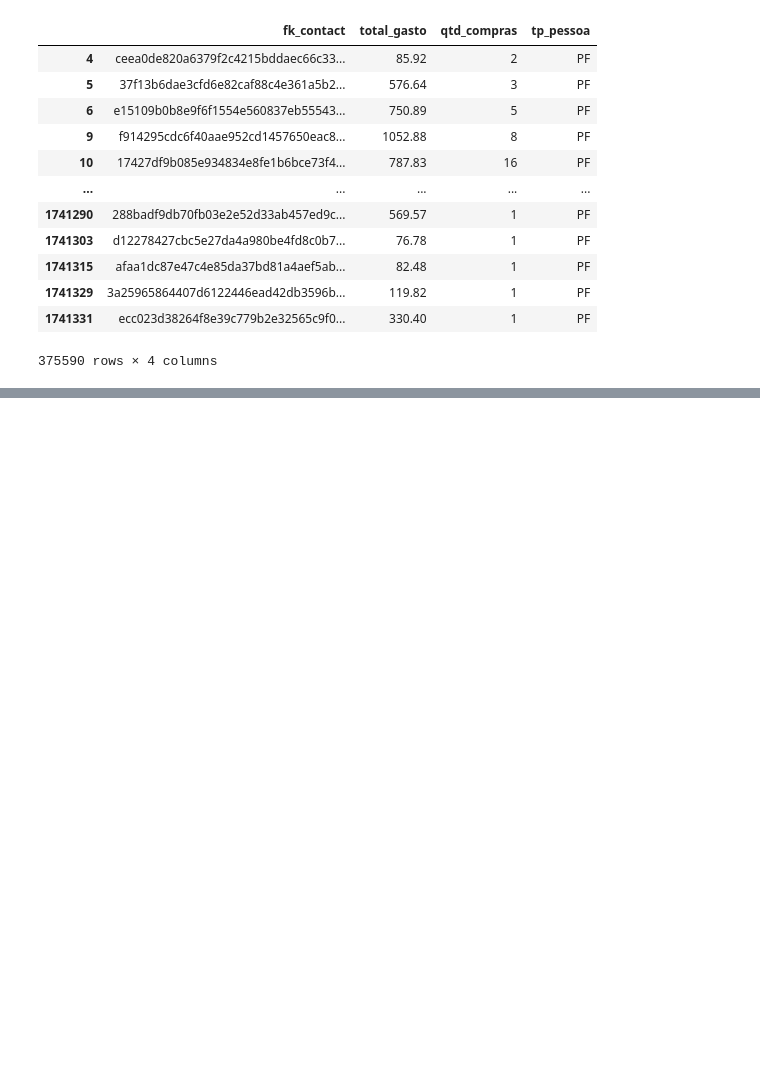
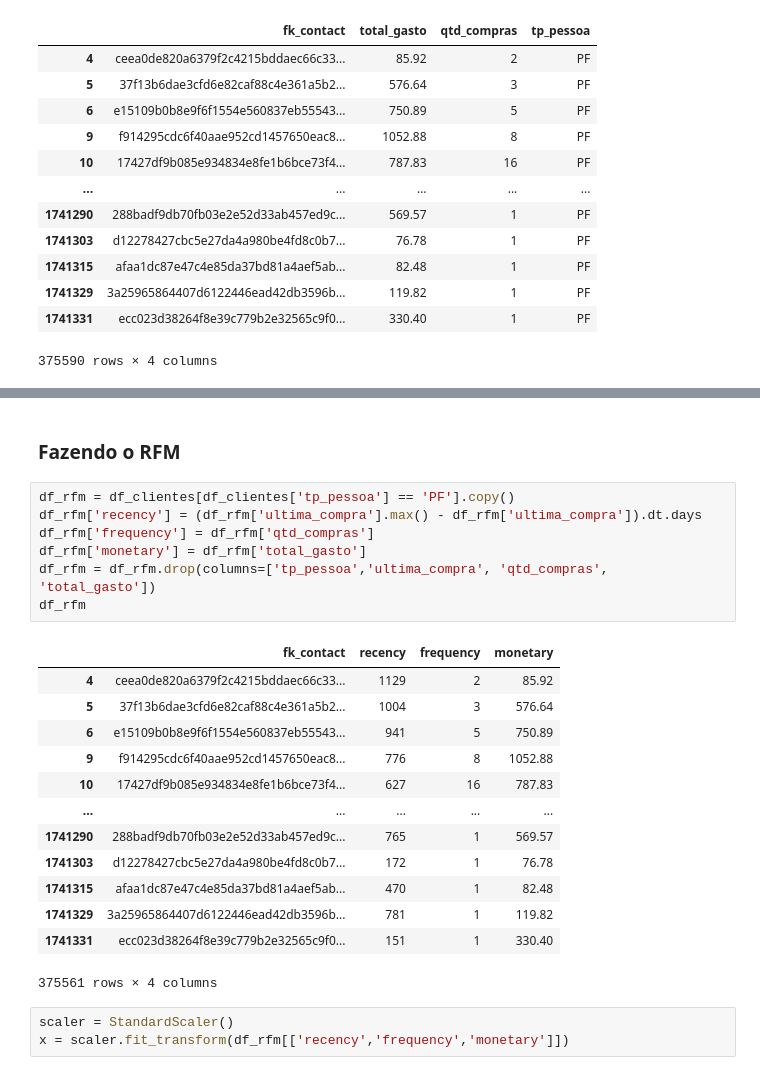
Before and after one commit to PedroHSSoares-Dev/Challenge_ClickBus, a Jupyter notebook: Desafios/desafio1/segmentacao.ipynb, the cells around one changed output, grey strips where cells are left out. Drawn from its saved outputs; the diff is of its cells as text; blank space fills up the shorter version.

```diff
--- a/Desafios/desafio1/segmentacao.ipynb
+++ b/Desafios/desafio1/segmentacao.ipynb
@@ -207,0 +230,26 @@ df_clientes
+# %% [markdown]
+### Fazendo o RFM
+# %%
+df_rfm = df_clientes[df_clientes['tp_pessoa'] == 'PF'].copy()
+df_rfm['recency'] = (df_rfm['ultima_compra'].max() - df_rfm['ultima_compra']).dt.days
+df_rfm['frequency'] = df_rfm['qtd_compras']
+df_rfm['monetary'] = df_rfm['total_gasto']
+df_rfm = df_rfm.drop(columns=['tp_pessoa','ultima_compra', 'qtd_compras', 'total_gasto'])
+df_rfm
+# %% [output]
+|  | fk_contact | recency | frequency | monetary |
+| 4 | ceea0de820a6379f2c4215bddaec66c33... | 1129 | 2 | 85.92 |
+| 5 | 37f13b6dae3cfd6e82caf88c4e361a5b2... | 1004 | 3 | 576.64 |
+| 6 | e15109b0b8e9f6f1554e560837eb55543... | 941 | 5 | 750.89 |
+| 9 | f914295cdc6f40aae952cd1457650eac8... | 776 | 8 | 1052.88 |
+| 10 | 17427df9b085e934834e8fe1b6bce73f4... | 627 | 16 | 787.83 |
+| ... | ... | ... | ... | ... |
+| 1741290 | 288badf9db70fb03e2e52d33ab457ed9c... | 765 | 1 | 569.57 |
+| 1741303 | d12278427cbc5e27da4a980be4fd8c0b7... | 172 | 1 | 76.78 |
+| 1741315 | afaa1dc87e47c4e85da37bd81a4aef5ab... | 470 | 1 | 82.48 |
+| 1741329 | 3a25965864407d6122446ead42db3596b... | 781 | 1 | 119.82 |
+| 1741331 | ecc023d38264f8e39c779b2e32565c9f0... | 151 | 1 | 330.40 |
+375561 rows × 4 columns
+# %%
+scaler = StandardScaler()
+x = scaler.fit_transform(df_rfm[['recency','frequency','monetary']])
```
Also changed, not shown: parts of 4 cells of this notebook, 1 other file.
